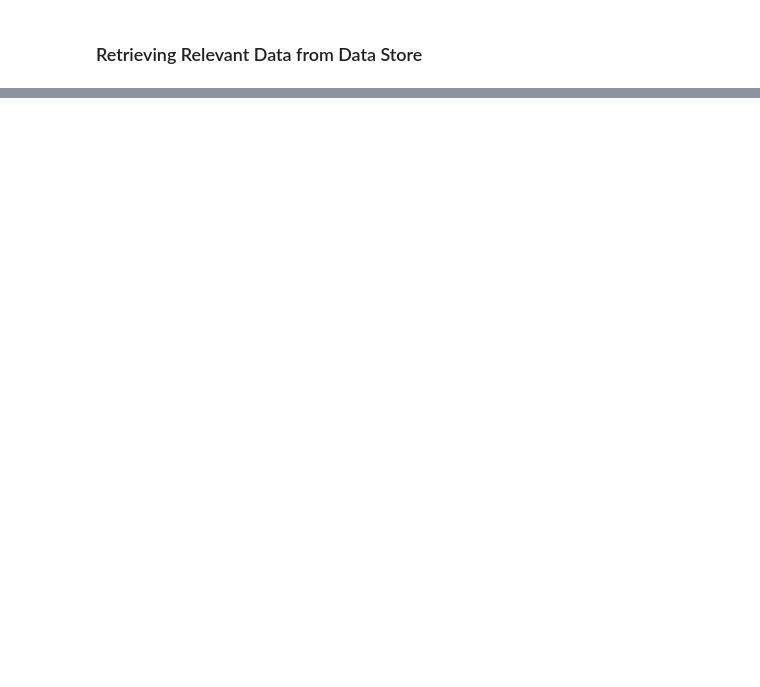
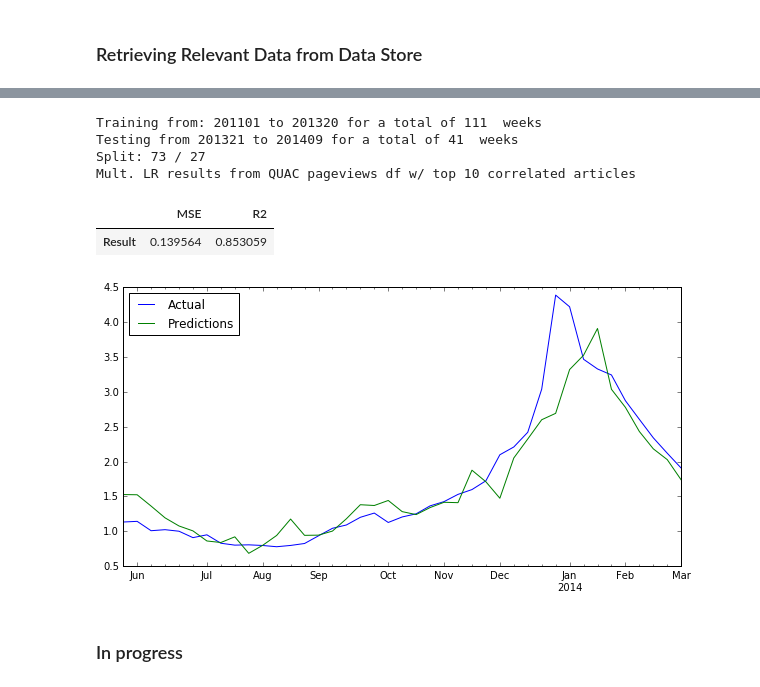
Before and after one commit to wcwagner/wikidemics, a Jupyter notebook: influenza-regression.ipynb, the cells around one changed output, grey strips where cells are left out. Drawn from its saved outputs; the diff is of its cells as text; code cells hidden in the pictures; blank space fills up the shorter version.

```diff
--- a/influenza-regression.ipynb
+++ b/influenza-regression.ipynb
@@ -146,0 +281,28 @@ Variance score: -0.02
+# %%
+train_s, train_e = 201101, 201320
+test_s, test_e = 201321, 201409
+
+top10Articles = [ t[0] for t in correlateArticles(lanlPageViews, wILI, 200750, 201152)[:5] ]
+
+res, y_true, y_pred = multipleLinearRegression(lanlPageViewsFiltered, wILIfiltered, train_s=train_s, train_e=train_e,
+                       test_s=test_s, test_e=test_e, forecastOffset=0, articles=top10Articles)
+
+index = list( map(epiweekToDatetime, list(lanlPageViewsFiltered.loc[test_s:test_e].index)) )
+
+y = pd.DataFrame({'Actual': y_true.values.reshape(len(y_true)),
+                  'Predictions': y_pred.reshape(len(y_pred))},
+                  index=index )
+
+y.plot(figsize=(10,5))
+print('Mult. LR results from QUAC pageviews df w/ top 10 correlated articles')
+res[:5]
+# %% [output]
+Training from: 201101 to 201320 for a total of 111  weeks
+Testing from 201321 to 201409 for a total of 41  weeks
+Split: 73 / 27
+Mult. LR results from QUAC pageviews df w/ top 10 correlated articles
+|  | MSE | R2 |
+| Result | 0.139564 | 0.853059 |
+[figure, added]
+# %% [markdown]
+### In progress
```
Also changed, not shown: parts of 44 cells of this notebook.
